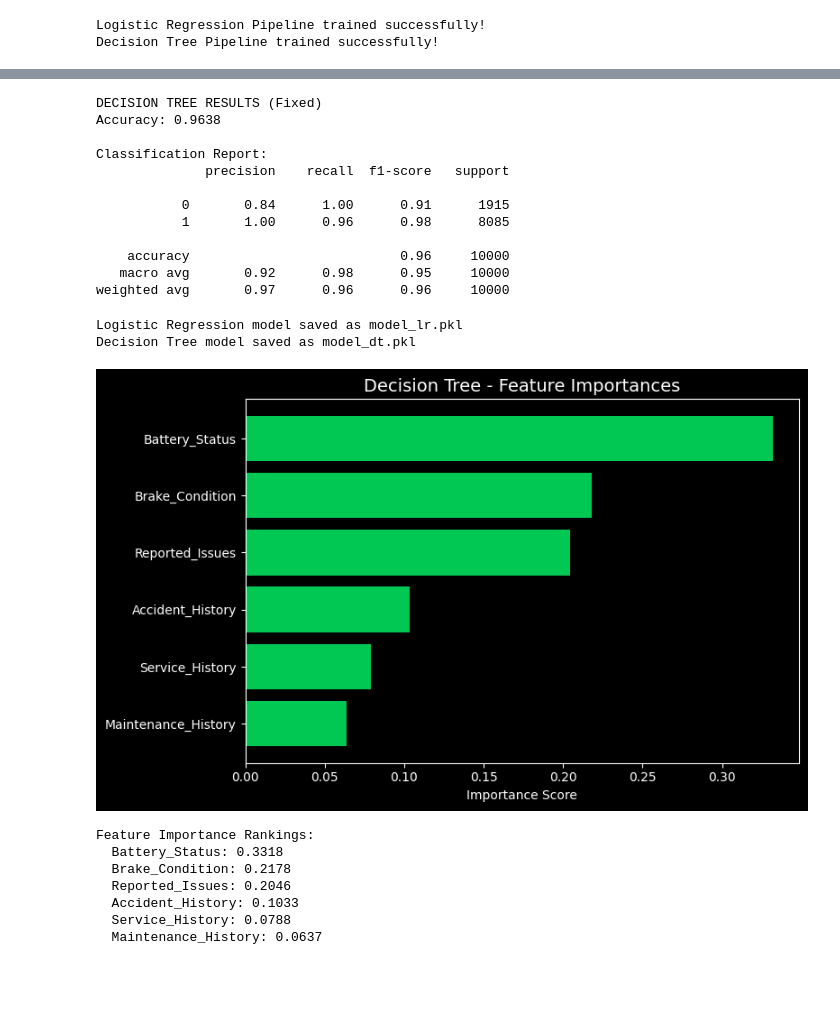
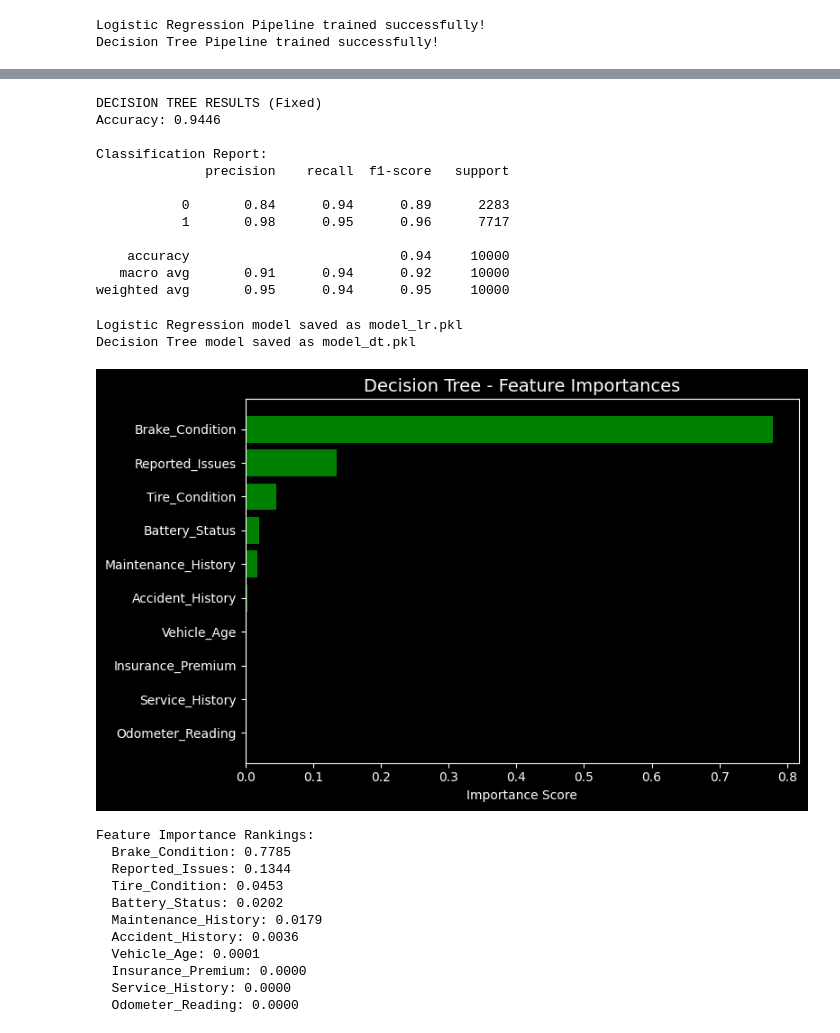
Before and after one commit to kushpuri07/vehicle-maintenance-prediction, a Jupyter notebook: vehicle_maintenance.ipynb, the cells around one changed output, grey strips where cells are left out. Saved outputs shown, nothing was run; the diff lists cells and outputs as text; code cells hidden in the pictures; blank space fills up the shorter version.

```diff
--- a/vehicle_maintenance.ipynb
+++ b/vehicle_maintenance.ipynb
@@ -16,10 +23,11 @@ print("libraries loaded!")
 # %% [output]
 All libraries loaded successfully!
 # %%
-# Load the dataset
-df = pd.read_csv("/content/vehicle_dataset.csv", on_bad_lines='skip', engine='python')
+# Load the CLEANED vehicle maintenance dataset
+# Upload vehicle_maintenance_data_cleaned.csv to Colab's /content/ folder first
+df = pd.read_csv("/content/vehicle_maintenance_data_cleaned.csv", on_bad_lines='skip', engine='python')
 
-# Print the dataset
+# First look at the data
 print("Shape:", df.shape)
 print("\nColumns:", df.columns.tolist())
 df.head()
@@ -184,18 +266,21 @@ Testing target size: (10000,)
 # %%
 
-# StandardScaler for scalign the data
-# using logisticRegression and Decision Tree
+# PHASE 5: BUILDING THE PIPELINE & TRAINING
+# class_weight='balanced' reweights the loss so the minority class (0) isn't
+# ignored despite being only 23% of the data.
+
+# Pipeline 1 - Logistic Regression
 pipeline_lr = Pipeline([
-    ('scaler',StandardScaler()),
-    ('model', LogisticRegression())
+    ('scaler', StandardScaler()),
+    ('model',  LogisticRegression(class_weight='balanced', max_iter=1000, random_state=42)),
 ])
 
+# Pipeline 2 - Decision Tree (doesn't strictly need scaling; keeping consistent shape)
 pipeline_dt = Pipeline([
     ('scaler', StandardScaler()),
-    ('model', DecisionTreeClassifier())
+    ('model',  DecisionTreeClassifier(class_weight='balanced', random_state=42)),
 ])
 
-# Training
 pipeline_lr.fit(X_train, y_train)
 pipeline_dt.fit(X_train, y_train)
 
@@ -245,35 +335,37 @@ weighted avg       1.00      1.00      1.00     10000
 # %%
 
 # FIXING DECISION TREE OVERFITTING
-# Adding max_depth to prevent memorization
-
+# max_depth limits memorization; min_samples_leaf prevents tiny noise-fit leaves;
+# class_weight keeps the minority class visible.
 
 pipeline_dt = Pipeline([
     ('scaler', StandardScaler()),
-    ('model', DecisionTreeClassifier(max_depth=5, random_state=42))  # limit tree depth
+    ('model',  DecisionTreeClassifier(
+        max_depth=5,
+        min_samples_leaf=20,
+        class_weight='balanced',
+        random_state=42,
+    )),
 ])
 
-# Retrain with fixed decision tree
 pipeline_dt.fit(X_train, y_train)
 y_pred_dt = pipeline_dt.predict(X_test)
 
-
 print("DECISION TREE RESULTS (Fixed)")
-
 print("Accuracy:", accuracy_score(y_test, y_pred_dt))
 print("\nClassification Report:")
 print(classification_report(y_test, y_pred_dt))
 # %% [output]
 DECISION TREE RESULTS (Fixed)
-Accuracy: 0.9638
+Accuracy: 0.9446
 
 Classification Report:
               precision    recall  f1-score   support
 
-           0       0.84      1.00      0.91      1915
-           1       1.00      0.96      0.98      8085
+           0       0.84      0.94      0.89      2283
+           1       0.98      0.95      0.96      7717
 
-    accuracy                           0.96     10000
-   macro avg       0.92      0.98      0.95     10000
-weighted avg       0.97      0.96      0.96     10000
+    accuracy                           0.94     10000
+   macro avg       0.91      0.94      0.92     10000
+weighted avg       0.95      0.94      0.95     10000
 # %%
@@ -290,43 +388,48 @@ print("Decision Tree model saved as model_dt.pkl")
 Logistic Regression model saved as model_lr.pkl
 Decision Tree model saved as model_dt.pkl
 # %%
-# Which features does the Decision Tree rely on most
+# PHASE 8: FEATURE IMPORTANCE
+# Which features does the Decision Tree rely on most?
 
 import matplotlib.pyplot as plt
 import numpy as np
 
 # Extract the trained Decision Tree from inside the pipeline
-dt_model = pipeline_dt.named_steps['model']
+dt_model = pipeline_dt.named_steps['model']  #this is the fix
 
 feature_names = X.columns.tolist()
 importances = dt_model.feature_importances_
 
 # Sort by importance
 indices = np.argsort(importances)[::-1]
 sorted_features = [feature_names[i] for i in indices]
 sorted_importances = importances[indices]
 
 # Plot
 plt.style.use('dark_background')
 fig, ax = plt.subplots(figsize=(8, 5))
-bars = ax.barh(sorted_features[::-1], sorted_importances[::-1], color='#00C853')
+bars = ax.barh(sorted_features[::-1], sorted_importances[::-1], color='green')
 ax.set_xlabel('Importance Score', color='white')
 ax.set_title('Decision Tree - Feature Importances', color='white', fontsize=14)
 ax.tick_params(colors='white')
 plt.tight_layout()
 plt.show()
 
 # Print values too
 print("\nFeature Importance Rankings:")
 for f, i in zip(sorted_features, sorted_importances):
     print(f"  {f}: {i:.4f}")
 # %% [output]
-[figure, old version]
+[figure, new version]
 Feature Importance Rankings:
-  Battery_Status: 0.3318
-  Brake_Condition: 0.2178
-  Reported_Issues: 0.2046
-  Accident_History: 0.1033
-  Service_History: 0.0788
-  Maintenance_History: 0.0637
+  Brake_Condition: 0.7785
+  Reported_Issues: 0.1344
+  Tire_Condition: 0.0453
+  Battery_Status: 0.0202
+  Maintenance_History: 0.0179
+  Accident_History: 0.0036
+  Vehicle_Age: 0.0001
+  Insurance_Premium: 0.0000
+  Service_History: 0.0000
+  Odometer_Reading: 0.0000
 # %%
```
Also changed, not shown: parts of 15 cells of this notebook, 2 other files.
